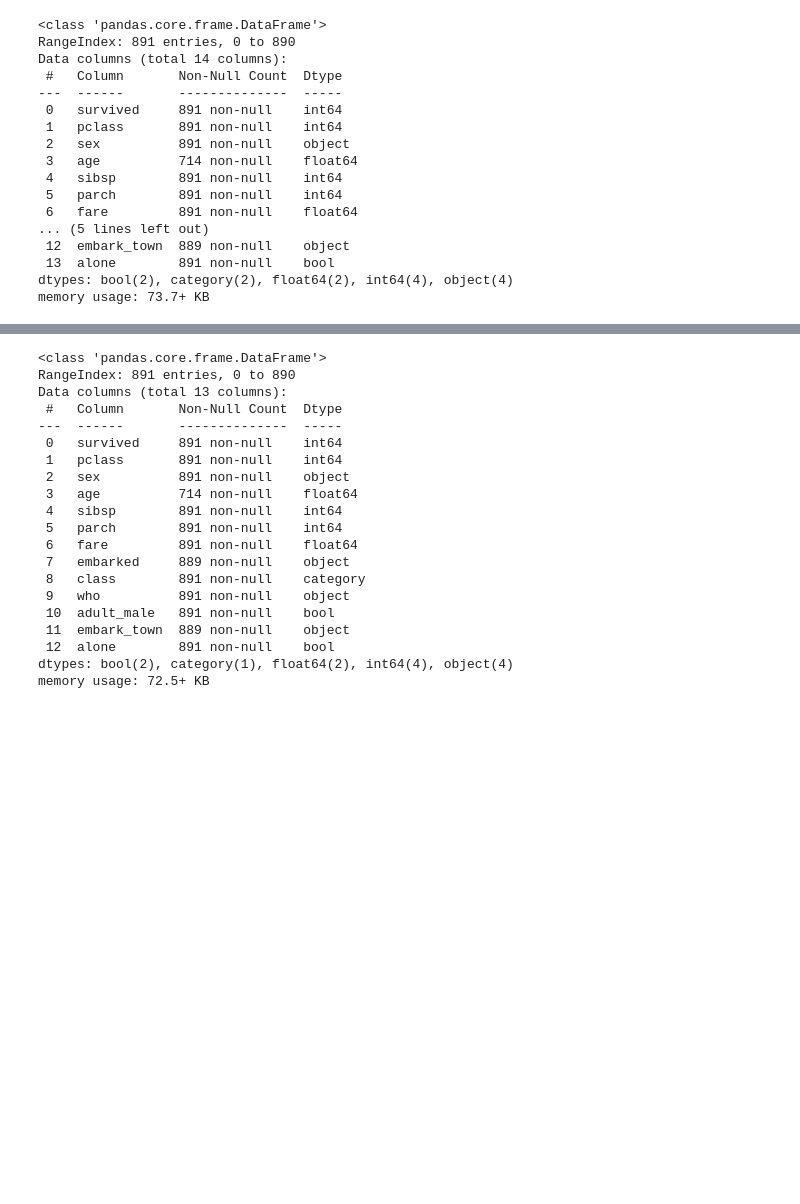
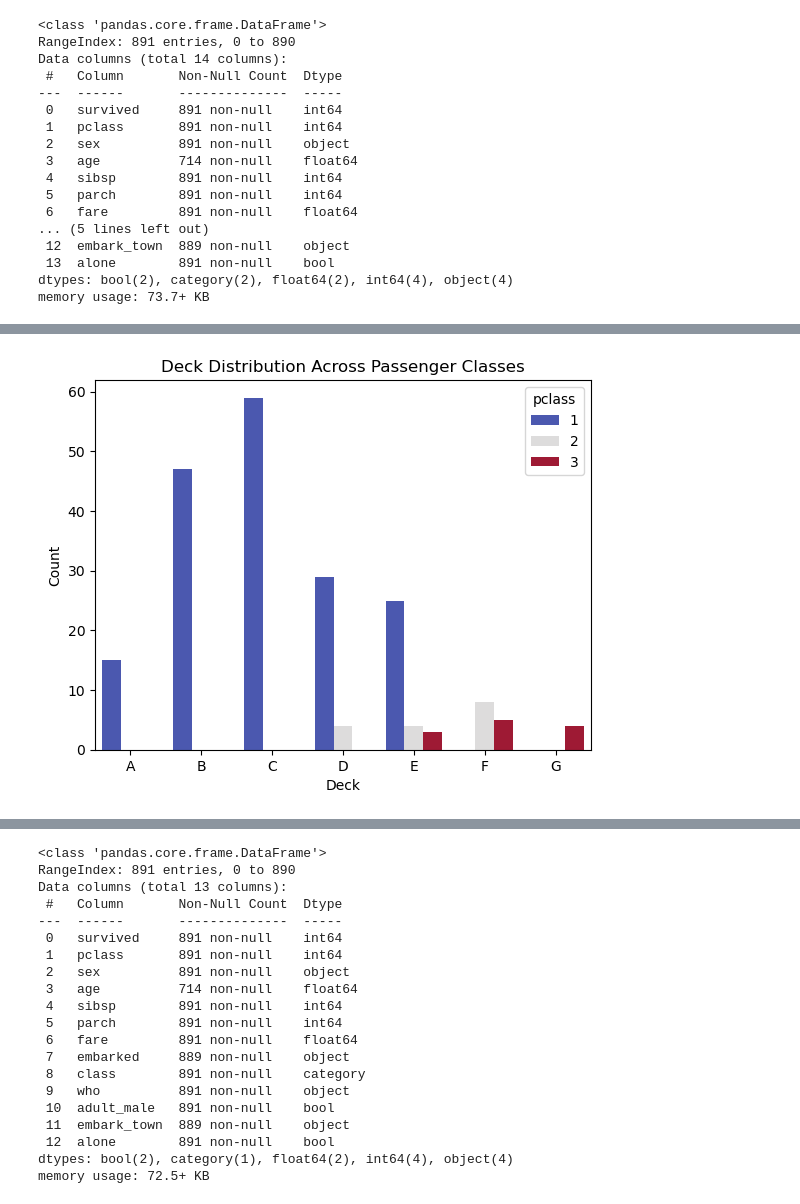
Before and after one commit to Liza-Mathur/YT-CodeAlongsML, a Jupyter notebook: TitanicDecisionTree.ipynb, the cells around one changed output, grey strips where cells are left out. Saved outputs shown, nothing was run; the diff lists cells and outputs as text; code cells hidden in the pictures; blank space fills up the shorter version.

```diff
--- a/TitanicDecisionTree.ipynb
+++ b/TitanicDecisionTree.ipynb
@@ -71,0 +97,9 @@ memory usage: 73.7+ KB
+# %%
+sns.countplot(x="deck", hue="pclass", data=df, palette="coolwarm")
+plt.title("Deck Distribution Across Passenger Classes")
+plt.xlabel("Deck")
+plt.ylabel("Count")
+plt.show()
+# Got that pclass 1 is mostly in A, B, C, and D
+# %% [output]
+[figure, added]
```
Also changed, not shown: parts of 49 cells of this notebook.
